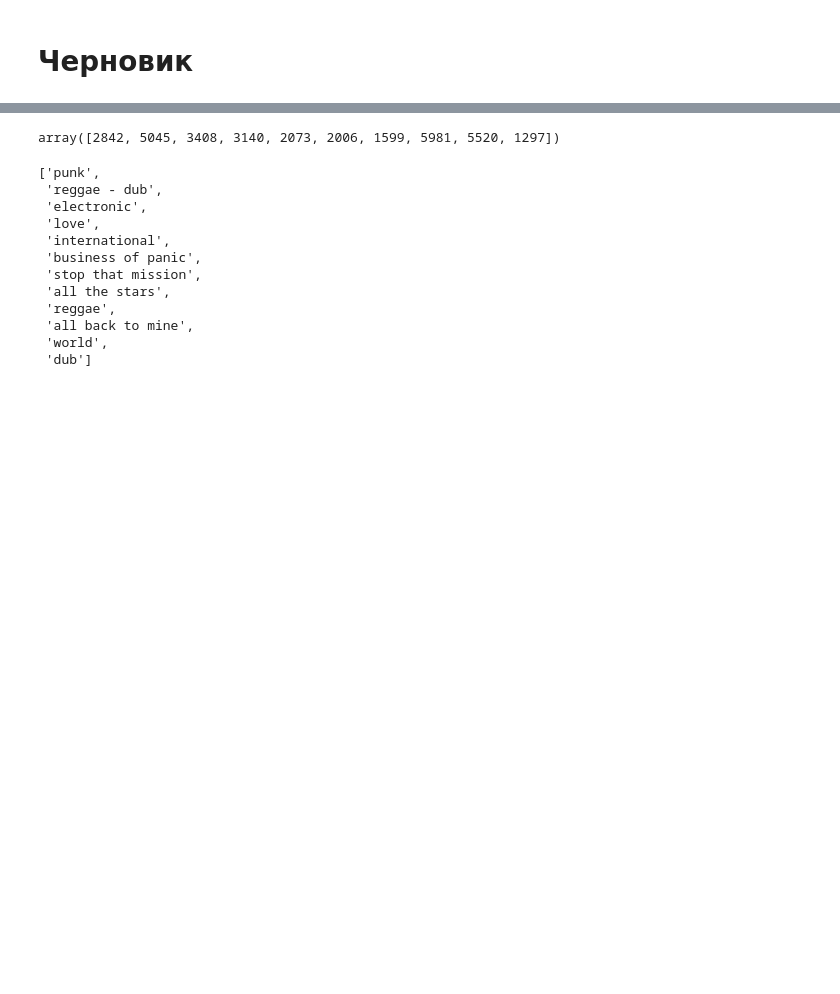
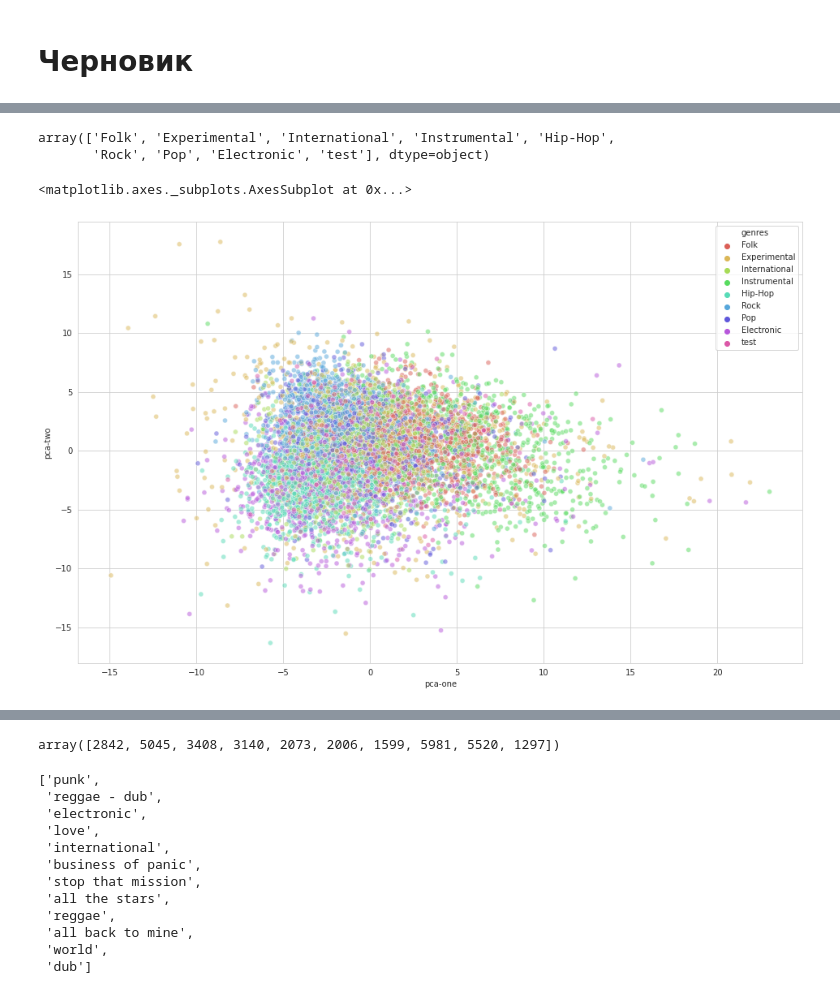
Before and after one commit to obi-1-konobe/music_similarity, a Jupyter notebook: notebooks/Baseline.ipynb, the cells around one changed output, grey strips where cells are left out. Cells and saved outputs as stored; diff of their text form; code cells hidden in the pictures; blank space fills up the shorter version.

```diff
--- a/notebooks/Baseline.ipynb
+++ b/notebooks/Baseline.ipynb
@@ -272,0 +297,18 @@ mean_ndcg
+# %%
+df_viz = pd.DataFrame()
+df_viz['track'] = [x[:-4] for x in df_train.file.values]
+df_viz['pca-one'] = X_train_viz[:, 0]
+df_viz['pca-two'] = X_train_viz[:, 1]
+df_viz['pca-three'] = X_train_viz[:, 2]
+df_viz['genres'] = genres
+# %%
+df_viz2 = pd.DataFrame()
+df_viz2['track'] = [x[:-4] for x in df_test.file.values]
+df_viz2['pca-one'] = X_test_viz[:, 0]
+df_viz2['pca-two'] = X_test_viz[:, 1]
+df_viz2['pca-three'] = X_test_viz[:, 2]
+df_viz2['genres'] = genres2
+# %%
+df_viz = pd.concat([df_viz, df_viz2], 0)
+# %%
+df_viz['color'] = [my_palette[x] for x in df_viz.genres.values]
@@ -272,0 +331,18 @@ mean_ndcg
+# %%
+df_viz.genres.unique()
+# %% [output]
+array(['Folk', 'Experimental', 'International', 'Instrumental', 'Hip-Hop',
+       'Rock', 'Pop', 'Electronic', 'test'], dtype=object)
+# %%
+plt.figure(figsize=(16,10))
+sns.scatterplot(
+    x="pca-one", y="pca-two",
+    hue="genres",
+    palette=sns.color_palette("hls", 9),
+    data=df_viz,
+    legend="full",
+    alpha=0.5
+)
+# %% [output]
+<matplotlib.axes._subplots.AxesSubplot at 0x...>
+[figure, added]
```
Also changed, not shown: parts of 64 cells of this notebook, 9 other files.
